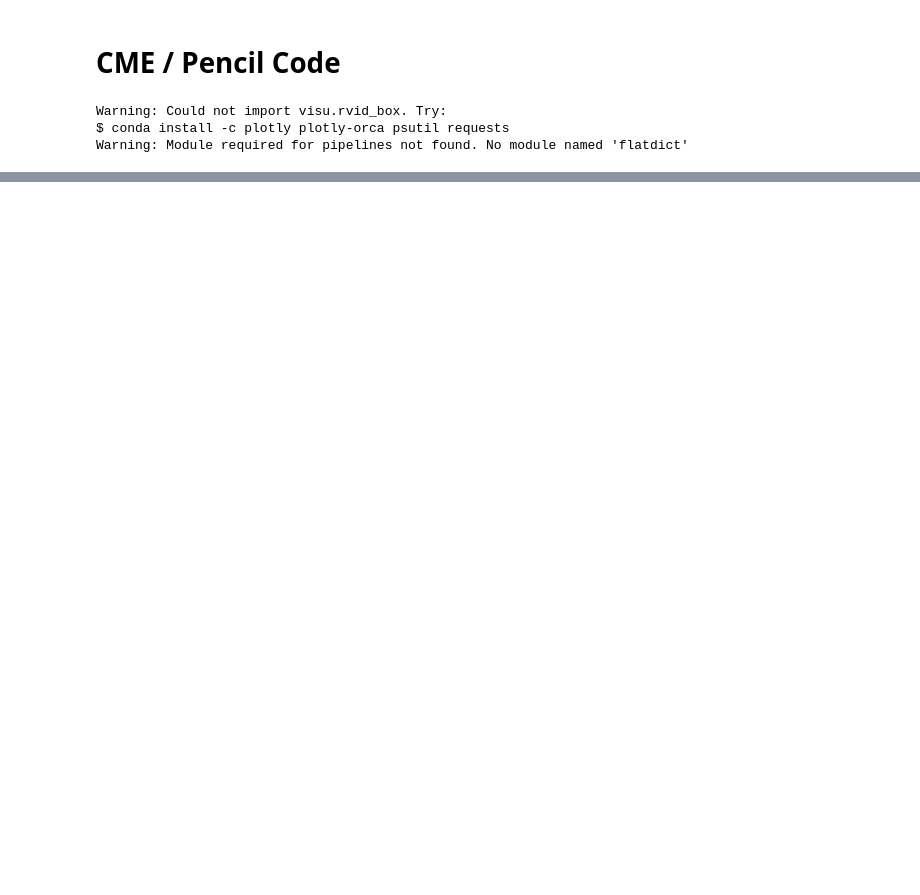
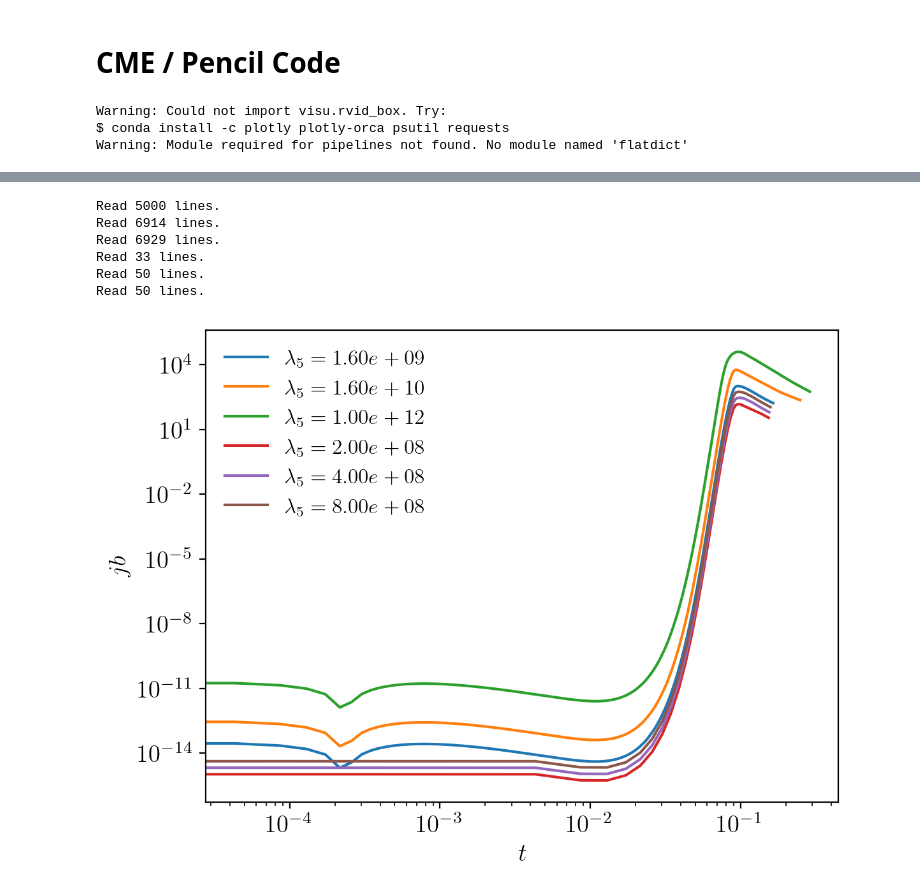
Before and after one commit to shturman99/CME, a Jupyter notebook: CME_pipeline_notebook.ipynb, the cells around one changed output, grey strips where cells are left out. Cells and saved outputs as stored; diff of their text form; code cells hidden in the pictures; blank space fills up the shorter version.

Commit message:
final version of plots

```diff
--- a/CME_pipeline_notebook.ipynb
+++ b/CME_pipeline_notebook.ipynb
@@ -62,0 +70,49 @@ Saved: /home/mgurgeni/programming/murman/CME/3D/Video/1024_gamma3_new_source7_k2
+# %%
+import itertools
+import numpy as np
+import matplotlib.pyplot as plt
+
+# Distinct, scientific, color-blind-safe palette (Tol 2012)
+tol_colors = [
+    "#332288", "#117733", "#44AA99", "#88CCEE",
+    "#DDCC77", "#CC6677", "#AA4499", "#882255"
+]
+
+linestyles = ["-", "--", "-.", ":"]
+style_cycle = itertools.cycle(
+    [(c, ls) for c in tol_colors for ls in linestyles]
+)
+
+for sim in sims:
+    if sim.name.startswith("256"):
+        ts = pc.read.ts(datadir=sim.datadir)
+        pars = pc.read.param(datadir=sim.datadir, param2=True)
+        lam = getattr(pars, "lambda5", None)
+        t = np.asarray(ts.t) - cfg.t_offset
+        JBm = ts.jbm
+        mu5 = np.asarray(ts.mu5m)
+        lam = getattr(pars,"lambda5")
+        eta = getattr(pars,"eta")
+        gamma = getattr(pars,"gammaf5")
+
+        if lam is not None:
+            label = rf"$\lambda_5 = {lam:.2e}$"
+        else:
+            label = sim.name
+
+        color, ls = next(style_cycle)
+        plt.loglog(t, np.abs(lam * eta * (-JBm))/gamma, label = label)
+
+
+plt.xlabel(r"$t$")
+plt.ylabel(r"$jb$")
+plt.legend(frameon=False)
+plt.show()
+# %% [output]
+Read 5000 lines.
+Read 6914 lines.
+Read 6929 lines.
+Read 33 lines.
+Read 50 lines.
+Read 50 lines.
+[figure, added]
```
Also changed, not shown: parts of 2 cells of this notebook, 1 other file.
